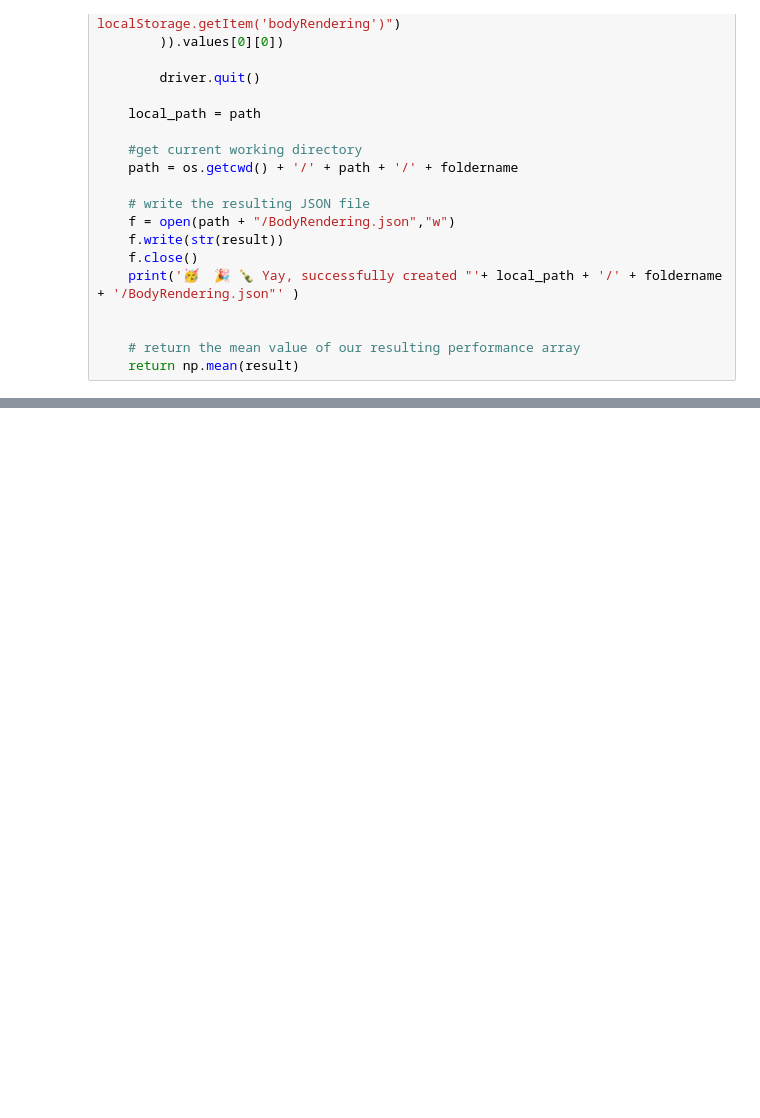
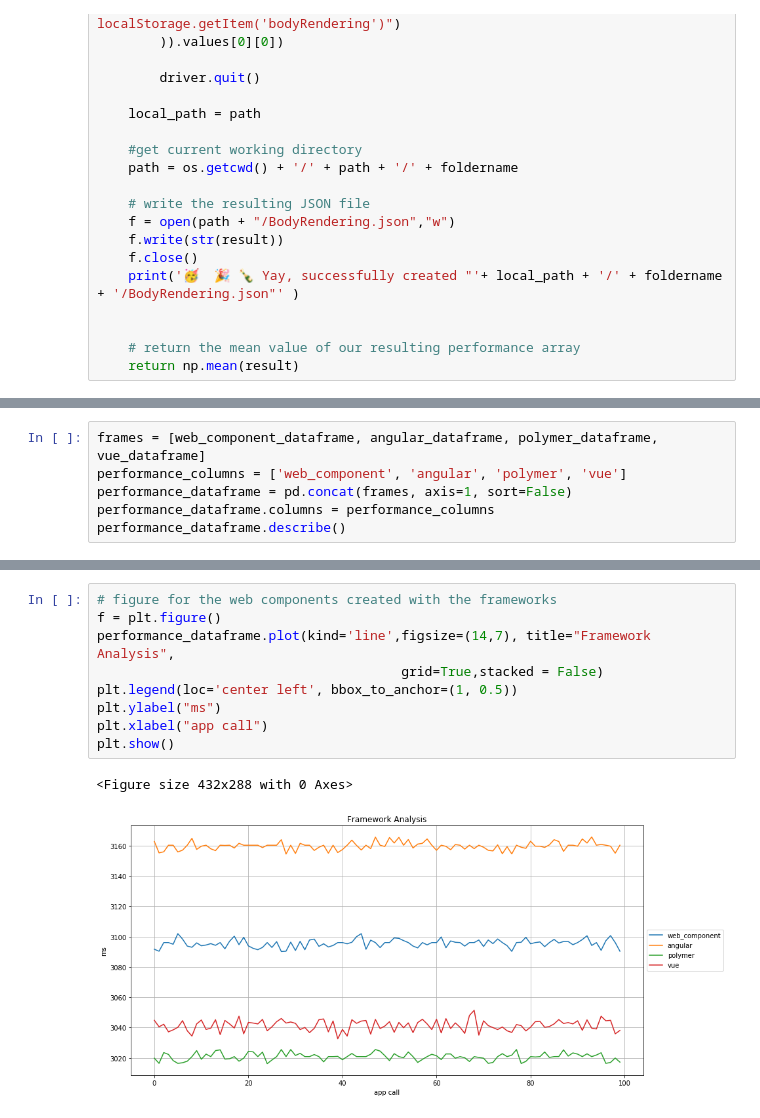
Before and after one commit to na018/web-components_research, a Jupyter notebook: 03_Performance-Test/Analysis_ImageSlider.ipynb, the cells around one changed output, grey strips where cells are left out. Drawn from its saved outputs; the diff is of its cells as text; blank space fills up the shorter version.

```diff
--- a/03_Performance-Test/Analysis_ImageSlider.ipynb
+++ b/03_Performance-Test/Analysis_ImageSlider.ipynb
@@ -174,0 +187,6 @@ plt.show()
+# %%
+frames = [web_component_dataframe, angular_dataframe, polymer_dataframe, vue_dataframe]
+performance_columns = ['web_component', 'angular', 'polymer', 'vue']
+performance_dataframe = pd.concat(frames, axis=1, sort=False)
+performance_dataframe.columns = performance_columns
+performance_dataframe.describe()
@@ -174,0 +203,12 @@ plt.show()
+# %%
+# figure for the web components created with the frameworks
+f = plt.figure()
+performance_dataframe.plot(kind='line',figsize=(14,7), title="Framework Analysis",
+                                       grid=True,stacked = False)
+plt.legend(loc='center left', bbox_to_anchor=(1, 0.5))
+plt.ylabel("ms")
+plt.xlabel("app call")
+plt.show()
+# %% [output]
+<Figure size 432x288 with 0 Axes>
+[figure, added]
```
Also changed, not shown: parts of 6 cells of this notebook, 12 other files.
